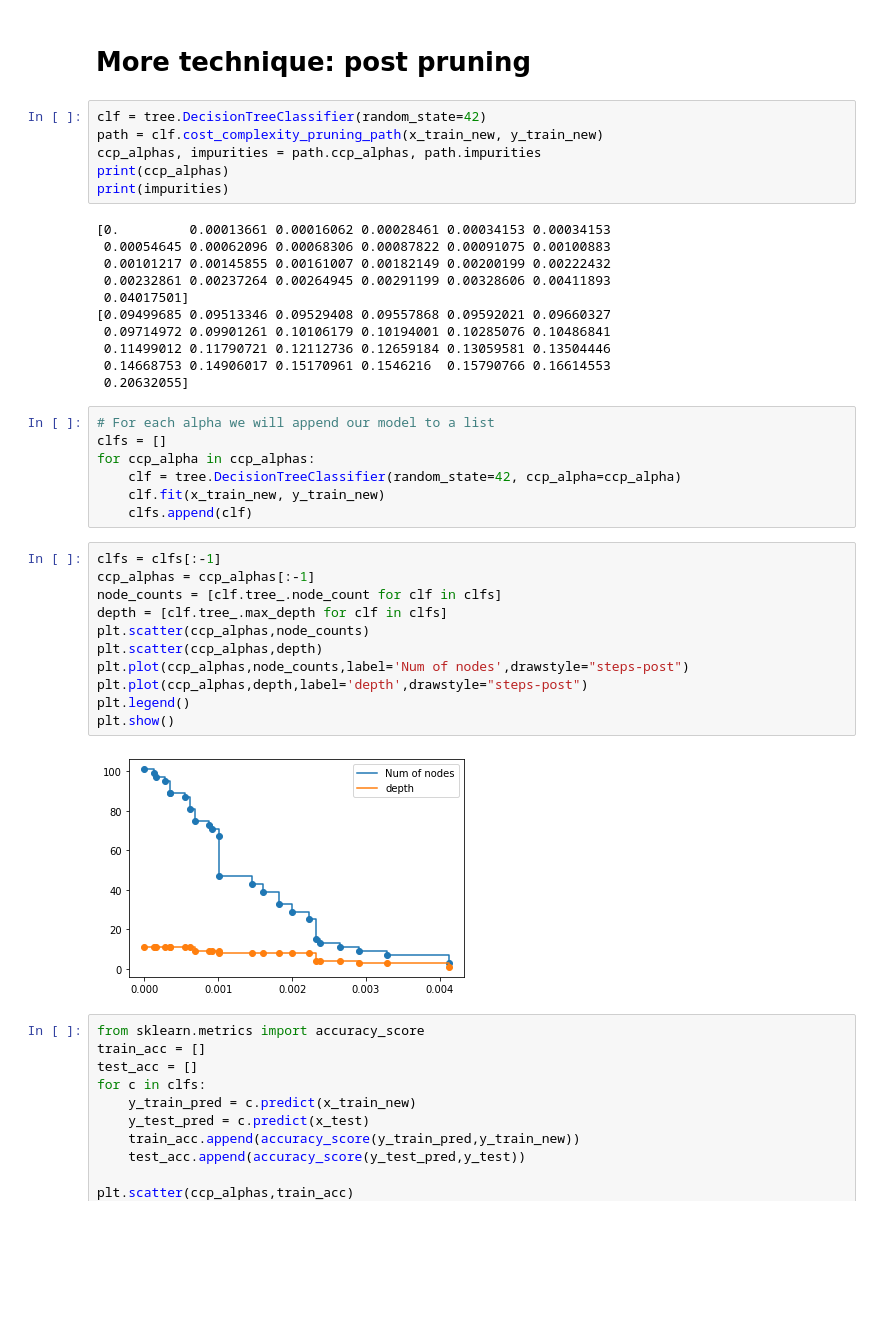
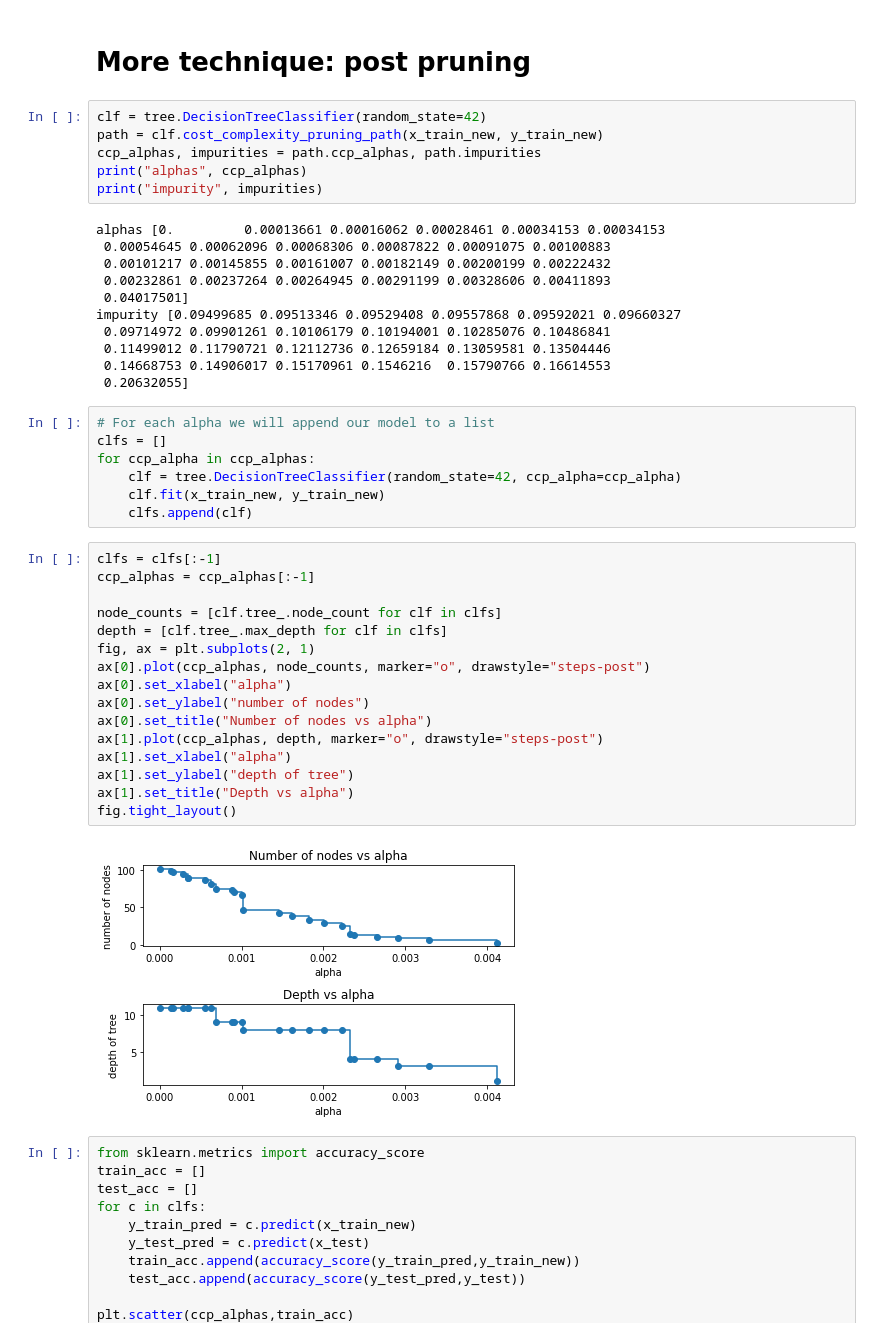
Before and after one commit to pongsrue/Automated_Tools-, a Jupyter notebook: Mini-bads3/Module3_3_Churn.ipynb, the cells around one changed output. Drawn from its saved outputs; the diff is of its cells as text; blank space fills up the shorter version.

```diff
--- a/Mini-bads3/Module3_3_Churn.ipynb
+++ b/Mini-bads3/Module3_3_Churn.ipynb
@@ -285,15 +285,15 @@ weighted avg       0.96      0.93      0.94       555
 clf = tree.DecisionTreeClassifier(random_state=42)
 path = clf.cost_complexity_pruning_path(x_train_new, y_train_new)
 ccp_alphas, impurities = path.ccp_alphas, path.impurities
-print(ccp_alphas)
-print(impurities)
+print("alphas", ccp_alphas)
+print("impurity", impurities)
 # %% [output]
-[0.         0.00013661 0.00016062 0.00028461 0.00034153 0.00034153
+alphas [0.         0.00013661 0.00016062 0.00028461 0.00034153 0.00034153
  0.00054645 0.00062096 0.00068306 0.00087822 0.00091075 0.00100883
  0.00101217 0.00145855 0.00161007 0.00182149 0.00200199 0.00222432
  0.00232861 0.00237264 0.00264945 0.00291199 0.00328606 0.00411893
  0.04017501]
-[0.09499685 0.09513346 0.09529408 0.09557868 0.09592021 0.09660327
+impurity [0.09499685 0.09513346 0.09529408 0.09557868 0.09592021 0.09660327
  0.09714972 0.09901261 0.10106179 0.10194001 0.10285076 0.10486841
  0.11499012 0.11790721 0.12112736 0.12659184 0.13059581 0.13504446
  0.14668753 0.14906017 0.15170961 0.1546216  0.15790766 0.16614553
@@ -308,16 +308,21 @@ for ccp_alpha in ccp_alphas:
 # %%
 clfs = clfs[:-1]
 ccp_alphas = ccp_alphas[:-1]
+
 node_counts = [clf.tree_.node_count for clf in clfs]
 depth = [clf.tree_.max_depth for clf in clfs]
-plt.scatter(ccp_alphas,node_counts)
-plt.scatter(ccp_alphas,depth)
-plt.plot(ccp_alphas,node_counts,label='Num of nodes',drawstyle="steps-post")
-plt.plot(ccp_alphas,depth,label='depth',drawstyle="steps-post")
-plt.legend()
-plt.show()
+fig, ax = plt.subplots(2, 1)
+ax[0].plot(ccp_alphas, node_counts, marker="o", drawstyle="steps-post")
+ax[0].set_xlabel("alpha")
+ax[0].set_ylabel("number of nodes")
+ax[0].set_title("Number of nodes vs alpha")
+ax[1].plot(ccp_alphas, depth, marker="o", drawstyle="steps-post")
+ax[1].set_xlabel("alpha")
+ax[1].set_ylabel("depth of tree")
+ax[1].set_title("Depth vs alpha")
+fig.tight_layout()
 # %% [output]
-[figure, old version]
+[figure, new version]
 # %%
 from sklearn.metrics import accuracy_score
 train_acc = []
```
Also changed, not shown: parts of 1 cell of this notebook.
